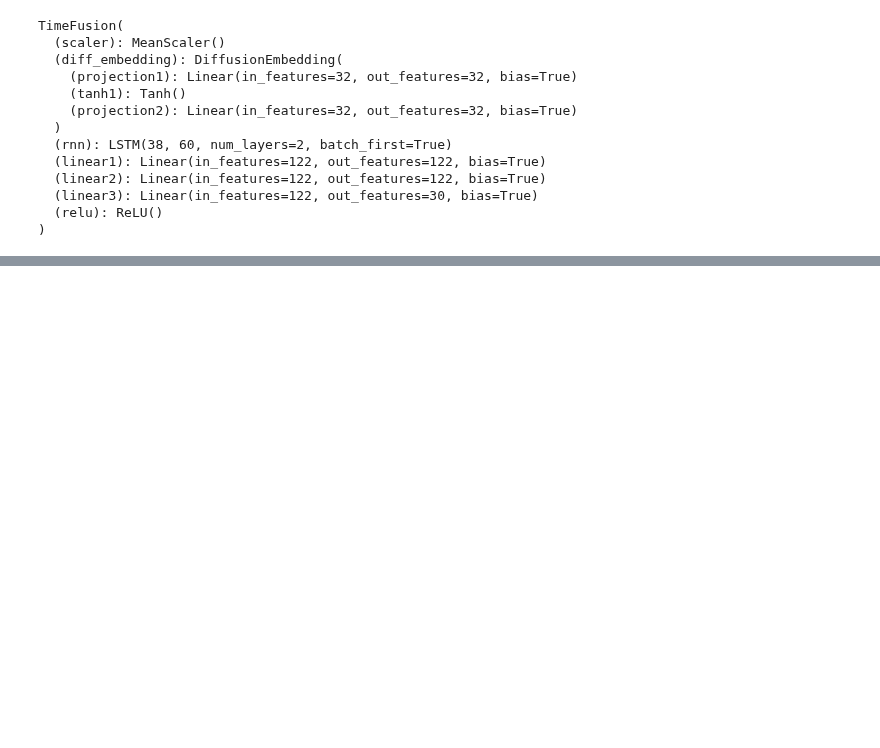
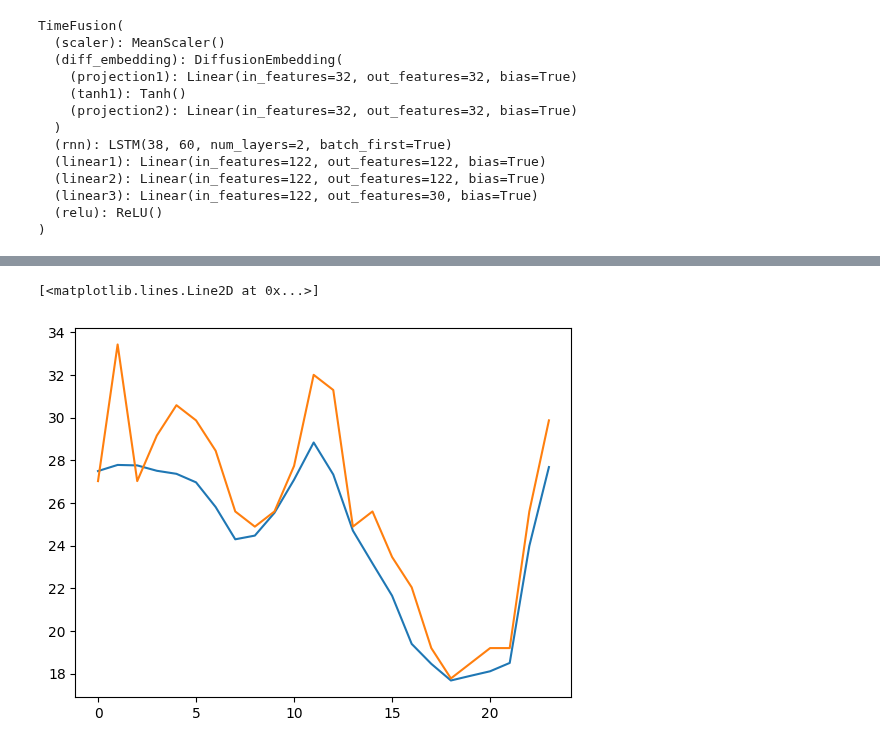
Before and after one commit to EdvardJSHolen/Final-Year-Project, a Jupyter notebook: TimeFusion/electricity.ipynb, the cells around one changed output, grey strips where cells are left out. Cells and saved outputs as stored; diff of their text form; code cells hidden in the pictures; blank space fills up the shorter version.

```diff
--- a/TimeFusion/electricity.ipynb
+++ b/TimeFusion/electricity.ipynb
@@ -225,0 +294,21 @@ VAR: 34006.74061633052 CRPS_sum: 40.59405801888512
+# %%
+import math
+math.exp(-0.03*300)
+
+train_array = train_data.to_numpy()
+
+idx = 20000
+x = []
+for i in range(24):
+    tmp = train_array[(idx+i)%24:idx:24]
+    tmp2 = np.exp(-0.03*np.array(range(tmp.shape[0],0,-1)))
+    tmp2 /= sum(tmp2)
+    x.append(np.sum(tmp*np.expand_dims(tmp2,-1),0))
+
+x = np.array(x)
+# %%
+plt.plot(x[:,1])
+plt.plot(train_array[idx:idx+24,1])
+# %% [output]
+[<matplotlib.lines.Line2D at 0x...>]
+[figure, added]
```
Also changed, not shown: parts of 18 cells of this notebook, 2 other files.
